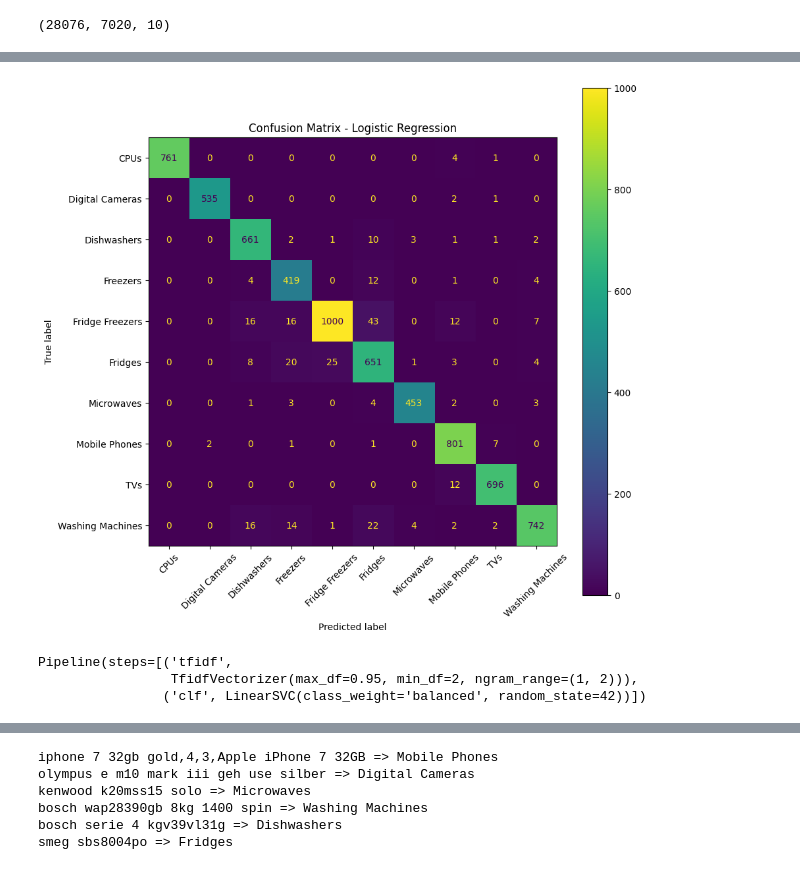
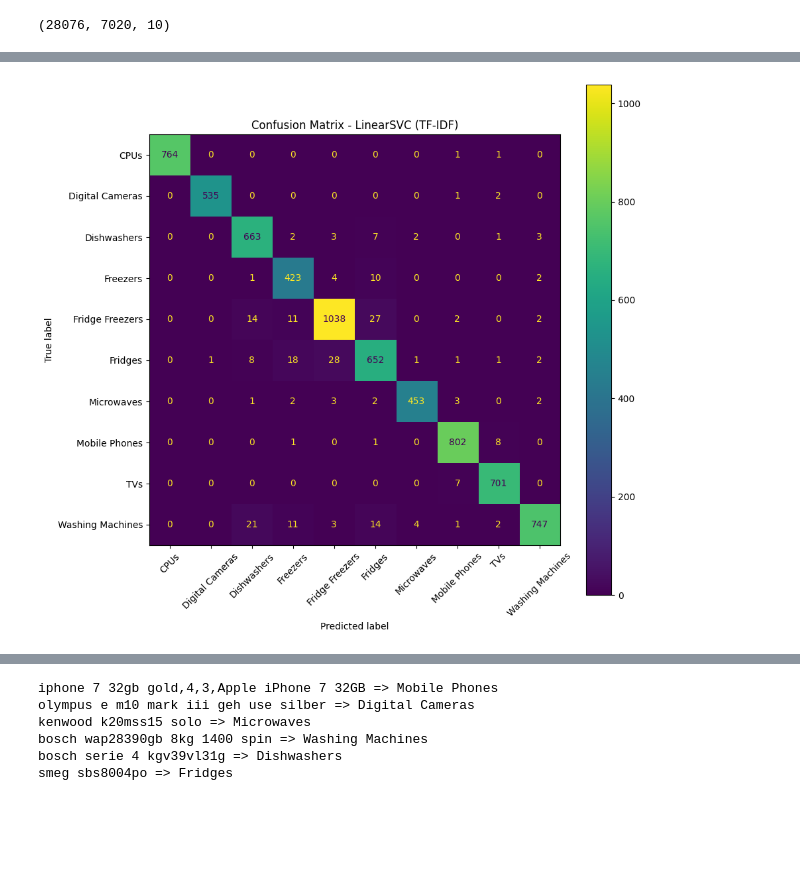
Before and after one commit to octavnicul3scu/product_category_classifier, a Jupyter notebook: notebooks/model_comparison_and_selection.ipynb, the cells around one changed output, grey strips where cells are left out. Cells and saved outputs as stored; diff of their text form; code cells hidden in the pictures; blank space fills up the shorter version.

Commit message:
Actualizare notebook2:comparare modele si experimente text

```diff
--- a/notebooks/model_comparison_and_selection.ipynb
+++ b/notebooks/model_comparison_and_selection.ipynb
@@ -11,0 +22,16 @@ from sklearn.metrics import accuracy_score, classification_report, ConfusionMatr
+# %%
+# Alegem automat primul fisier CSV gasit in /content
+csv_files = [f for f in os.listdir("/content") if f.lower().endswith(".csv")]
+print("CSV gasite:", csv_files)
+
+CSV_PATH = "/content/" + csv_files[0]
+print("Folosim CSV:", CSV_PATH)
+
+# Incarcam dataset-ul
+df = pd.read_csv(CSV_PATH)
+
+# Curatam numele coloanelor (strip) ca sa evitam spatii invizibile
+df.columns = [c.strip() for c in df.columns]
+
+# Verificare rapida
+df.shape, df.head(3)
@@ -120,35 +203,12 @@ Washing Machines       0.97      0.92      0.95       803
 # %%
-# Afisam confusion matrix pentru Logistic Regression
+# Confusion matrix pentru LinearSVC
 fig, ax = plt.subplots(figsize=(10, 10))
 ConfusionMatrixDisplay.from_estimator(
-    model_lr,
-    X_test,
-    y_test,
+    model_svc, X_test, y_test,
     xticks_rotation=45,
     ax=ax
 )
-plt.title("Confusion Matrix - Logistic Regression")
+plt.title("Confusion Matrix - LinearSVC (TF-IDF)")
 plt.show()
 # %% [output]
-[figure, old version]
+[figure, new version]
-# %%
-# Modelul 2: Linear Support Vector Classifier
-from sklearn.svm import LinearSVC
-
-model_svc = Pipeline([
-    ("tfidf", TfidfVectorizer(
-        ngram_range=(1, 2),
-        min_df=2,
-        max_df=0.95
-    )),
-    ("clf", LinearSVC(
-        class_weight="balanced",
-        random_state=42
-    ))
-])
-
-model_svc
-# %% [output]
-Pipeline(steps=[('tfidf',
-                 TfidfVectorizer(max_df=0.95, min_df=2, ngram_range=(1, 2))),
-                ('clf', LinearSVC(class_weight='balanced', random_state=42))])
```
Also changed, not shown: parts of 18 cells of this notebook.
